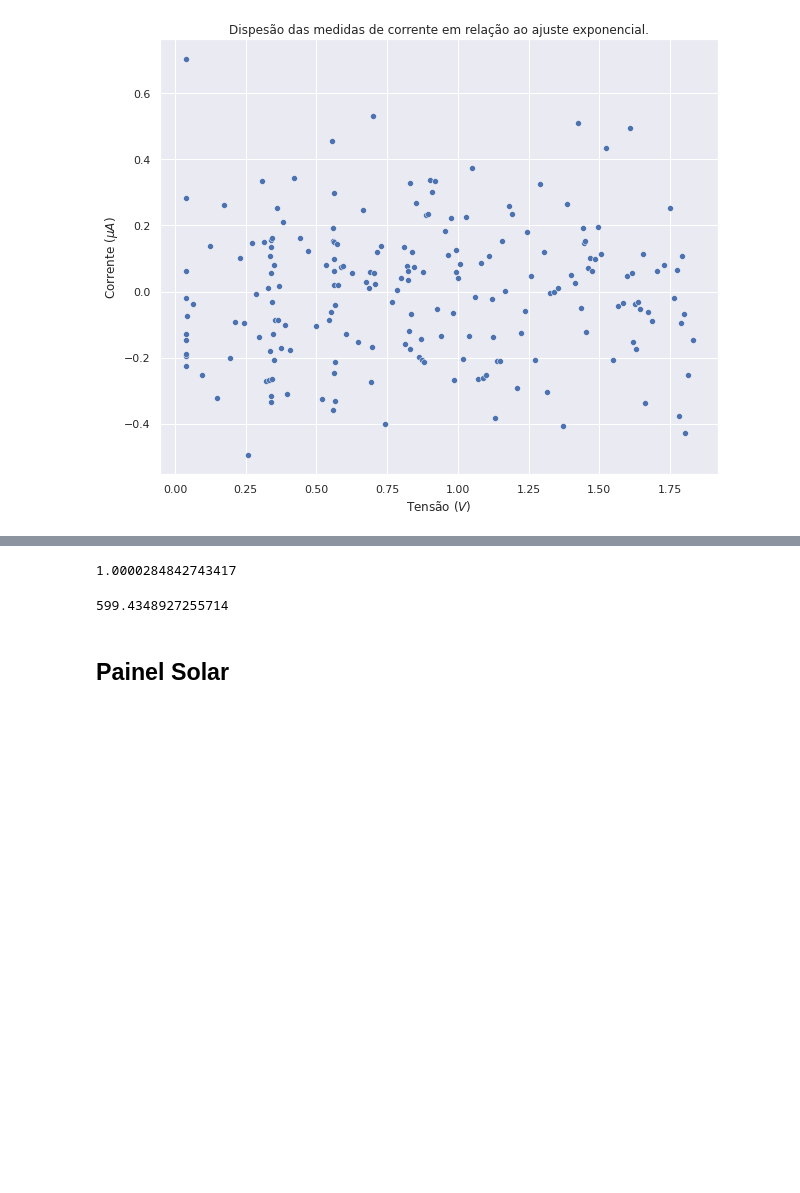
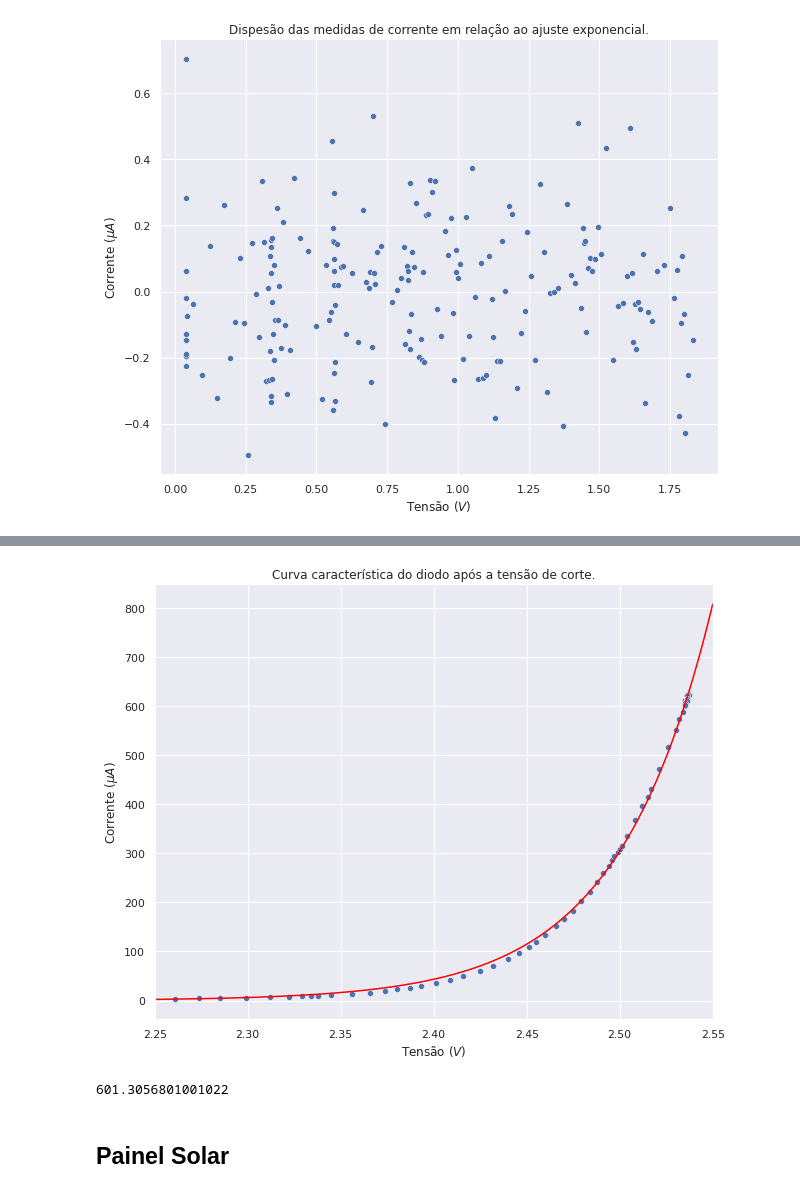
Before and after one commit to ivfreire/lab_3, a Jupyter notebook: Experimento 1/Atividade 3/análise.ipynb, the cells around one changed output, grey strips where cells are left out. Cells and saved outputs as stored; diff of their text form; code cells hidden in the pictures; blank space fills up the shorter version.

```diff
--- a/Experimento 1/Atividade 3/análise.ipynb
+++ b/Experimento 1/Atividade 3/análise.ipynb
@@ -44,19 +42,18 @@ plt.show()
+# %%
+def exponential(x, b, c): return np.exp(b * (x - c))
 # %%
 fits = [ [], [] ]
 # %%
 fits[0] = curve_fit(
-	lambda x, b, c: np.exp( b * ( x - c )),
-	xdata=df_diodo['Tensao B'][240:],
-	ydata=df_diodo['Corrente'][240:],
-	sigma=df_diodo['sCorrente'][240:],
-	maxfev=10000
+	exponential,
+	xdata=df_diodo['Tensao B'][250:],
+	ydata=df_diodo['Corrente'][250:]
 	)
 # %%
 fits[1] = curve_fit(
-	lambda x, b, c: np.exp( b * ( x - c )),
+	exponential,
 	xdata=df_diodo['Tensao B'][:201],
-	ydata=df_diodo['Corrente'][:201],
-	sigma=df_diodo['sCorrente'][:201]
+	ydata=df_diodo['Corrente'][:201]
 )
 # %%
 plt.title('Curva característica do diodo.')
@@ -122,10 +99,20 @@ Incerteza da corrente:  2.0484075014939564e-07 muA
-# %%
-np.sum(sigma_y**2 / (sigma_y.std()**2)) / 200
-# %% [output]
-1.0000284842743417
+# %%
+plt.title('Curva característica do diodo após a tensão de corte.')
+
+sns.scatterplot(x=df_diodo['Tensao B'][200:], y=df_diodo['Corrente'][200:]*1E6)
+
+x = np.linspace(2.25, 2.55, 1000)
+sns.lineplot(x=x, y=exponential(x, fits[0][0][0], fits[0][0][1])*1E6, color='red')
+
+plt.xlabel('Tensão ($V$)')
+plt.ylabel('Corrente ($\mu A$)')
+plt.xlim(2.25, 2.55)
+plt.show()
+# %% [output]
+[figure, added]
 # %%
-np.sum( ( df_diodo['Corrente'][240:] - np.exp(fits[0][0][0]*(df_diodo['Tensao B'][240:]-fits[0][0][1])) )**2 / (sigma_y.std())**2 ) / (df_diodo[240:].shape[0] - 2)
+np.sum( ( df_diodo['Corrente'][250:] - np.exp(fits[0][0][0]*(df_diodo['Tensao B'][250:]-fits[0][0][1])) )**2 / (sigma_y.std())**2 ) / (df_diodo[250:].shape[0] - 2)
 # %% [output]
-599.4348927255714
+601.3056801001022
 # %% [markdown]
 ## Painel Solar
```
Also changed, not shown: parts of 11 cells of this notebook.
